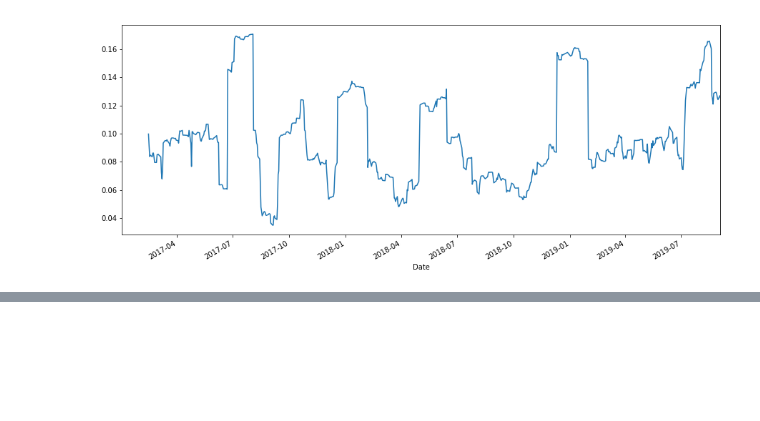
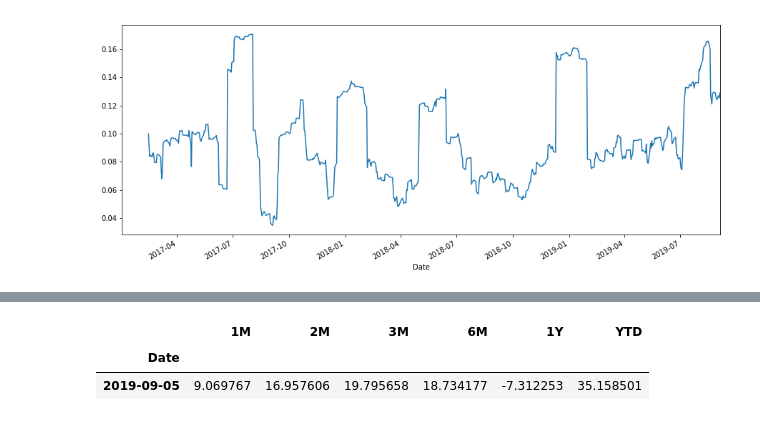
Before and after one commit to JakubPluta/StockMarketTracker, a Jupyter notebook: Pandas_Viz.ipynb, the cells around one changed output, grey strips where cells are left out. Saved outputs shown, nothing was run; the diff lists cells and outputs as text; code cells hidden in the pictures; blank space fills up the shorter version.

```diff
--- a/Pandas_Viz.ipynb
+++ b/Pandas_Viz.ipynb
@@ -247,0 +261,21 @@ vol.plot(figsize=(15, 6))
+# %%
+def return_rates(df):
+    import numpy as np
+    new_df = pd.DataFrame()
+    start = dt.date(2019,1,1)
+    end = df.index[df.index==max(df.index)].to_pydatetime()[0].date()
+    days = np.busday_count( start, end )
+    new_df['1M'] = df['Close'].pct_change(periods=30)*100
+    new_df['2M'] = df['Close'].pct_change(periods=60)*100
+    new_df['3M'] = df['Close'].pct_change(periods=90)*100
+    new_df['6M'] = df['Close'].pct_change(periods=180)*100
+    new_df['1Y'] = df['Close'].pct_change(periods=360)*100
+    new_df['YTD'] = df['Close'].pct_change(periods=int(days))*100
+    return new_df[-1:]
+# %%
+a = return_rates(df=df)
+a
+# %% [output]
+|  | 1M | 2M | 3M | 6M | 1Y | YTD |
+| Date |  |  |  |  |  |  |
+| 2019-09-05 | 9.069767 | 16.957606 | 19.795658 | 18.734177 | -7.312253 | 35.158501 |
```
Also changed, not shown: parts of 13 cells of this notebook, 6 other files.
